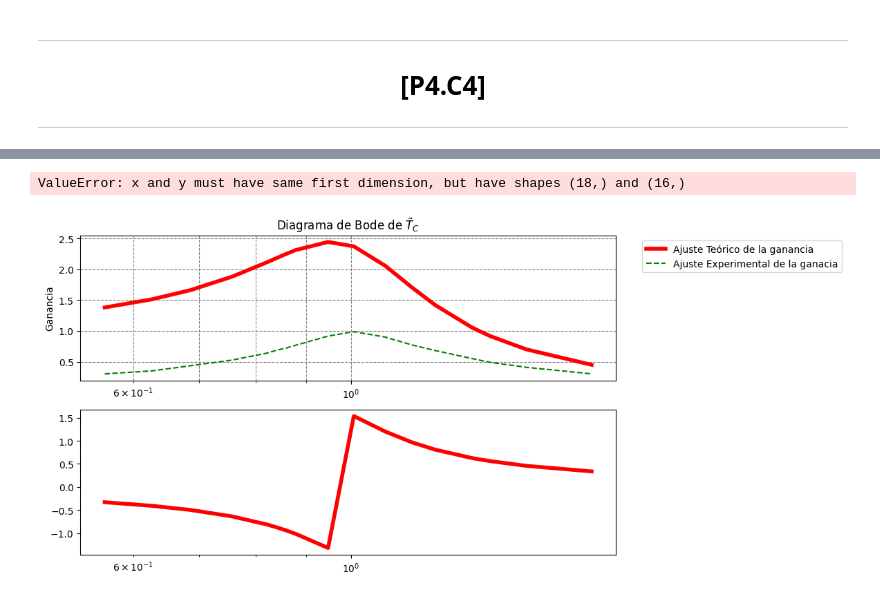
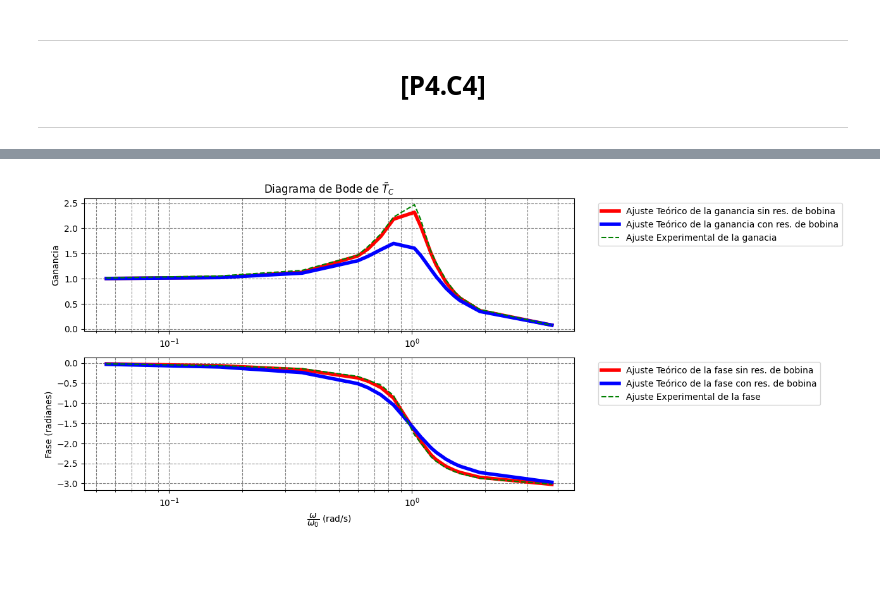
Before and after one commit to WetZap/Practicas-Circuitos, a Jupyter notebook: Practicas/Sesion 4/CuartaSesion.ipynb, the cells around one changed output, grey strips where cells are left out. Saved outputs shown, nothing was run; the diff lists cells and outputs as text; code cells hidden in the pictures; blank space fills up the shorter version.

```diff
--- a/Practicas/Sesion 4/CuartaSesion.ipynb
+++ b/Practicas/Sesion 4/CuartaSesion.ipynb
@@ -187,19 +216,27 @@ FrecuenciaResonanciaAngularCond = []# Lista que guarda los valores de u para su
 
 ModuloTRPrac = []
 ModuloTCPrac = []
-ModuloTLPrac = []
 
 ModuloTRTeo = []
+ModuloTRTeo2 = []
+
 ModuloTCTeo = []
-ModuloTLTeo = []
+ModuloTCTeo2 = []
 
 FaseTRPrac = []
 FaseTCPrac = []
-FaseTLPrac = []
 
 FaseTRTeo = []
+FaseTRTeo2 = []
+
 FaseTCTeo = []
-FaseTLTeo = []
+FaseTCTeo2 = []
+
+EpsilonC1 = []
+EpsilonC2 = []
+
+EpsilonR1 = []
+EpsilonR2 = []
 # %%
 # Convertimos las listas en arrays
 Frecuencia,ValorA,ValorB = ConverArray3(Frecuencia,ValorA,ValorB)
@@ -312,16 +435,16 @@ DatosParteC4 = pd.read_excel(xlsx_name,sheet_name='C4',usecols='A:E')
 FrecuenciaCond = DatosParteC4["f(kHz)"].tolist()
 VoltajeFuente2 = DatosParteC4["Ve(V)"].tolist()
 VoltajeConden = DatosParteC4["VC(V)"].tolist()
-ValorA = DatosParteC4["a"].tolist()
-ValorB = DatosParteC4["b"].tolist()
+ValorA2 = DatosParteC4["a"].tolist()
+ValorB2 = DatosParteC4["b"].tolist()
 # %%
 # Convertimos las listas en arrays
-FrecuenciaCond,ValorA,ValorB = ConverArray3(Frecuencia,ValorA,ValorB)
-VoltajeFuente2,VoltajeConden = ConverArray2(VoltajeFuente,VoltajeResist)
+FrecuenciaCond,ValorA2,ValorB2 = ConverArray3(FrecuenciaCond,ValorA2,ValorB2)
+VoltajeFuente2,VoltajeConden = ConverArray2(VoltajeFuente2,VoltajeConden)
 
 # Definimos la frecuencia angular como:
+FrecuenciaAnguPra = []
 FrecuenciaAnguPra = FrecuenciaCond.copy()*(2*Pi*1000)
-FrecuenciaAnguTeo = FrecuenciaAnguPra #TEMPORAL ARREGALR
 # %%
 # Definimos "u" como w/w0.
 u = 0
@@ -364,38 +534,38 @@ GananciaTeoC = []# Este lista tomara el valor de la ganancia teórica
 for i in ModuloTCTeo:
     GananciaTeoC.append(abs(i))
 
+GananciaTeoC2 = []# Este lista tomara el valor de la ganancia teórica
+for i in ModuloTCTeo2:
+    GananciaTeoC2.append(abs(i))
 #----------------------------------------------------------------
 # Práctico
 #----------------------------------------------------------------
 
 GananciaPracC = []# Este lista tomara el valor de la ganancia práctica
 for i in ModuloTCPrac:
     GananciaPracC.append(abs(i))
 
 # Graficar el diagrama de  Bode - Ganancia
 plt.figure(figsize=(10, 6))
 plt.subplot(2, 1, 1)
-#plt.axvline(1/RCteo, color='blue', linestyle=':', label=fr"$\omega_c\ Teo$ = {1/RCteo:.2f} rad/s")
-#plt.text(1/RCteo, plt.gca().get_ylim()[1] * 0, r"$\omega_c$",color="blue", fontsize=12, ha="right",va='baseline')
-#plt.axvline(1/RCexp, color='black', linestyle=':', label=fr"$\omega_{{c}}\ Exp$ = {1/RCexp:.2f} rad/s")
-#plt.text(1/RCteo, plt.gca().get_ylim()[1] * 0, r"$\omega_c$",color="black", fontsize=12, ha="left",va='baseline')
-plt.semilogx(FrecuenciaResonanciaAngularCond, GananciaTeoC,label="Ajuste Teórico de la ganancia",color="red",lw=4)  # Gráfica semilogarítmica
+plt.semilogx(FrecuenciaResonanciaAngularCond, GananciaTeoC,label="Ajuste Teórico de la ganancia sin res. de bobina",color="red",lw=4)  # Gráfica semilogarítmica
+plt.semilogx(FrecuenciaResonanciaAngularCond, GananciaTeoC2,label="Ajuste Teórico de la ganancia con res. de bobina",color="blue",lw=4)  # Gráfica semilogarítmica
 plt.semilogx(FrecuenciaResonanciaAngularCond, GananciaPracC,label='Ajuste Experimental de la ganacia',color='green',linestyle='--')  # Gráfica semilogarítmica
 plt.title(r"Diagrama de Bode de $\~{T}_C$")
 plt.ylabel("Ganancia")
 plt.legend(bbox_to_anchor=(1.04, 1), loc="upper left")
 plt.grid(True, which="both", linestyle="--", color="gray")
 
 # Graficar el Bode - Fase (radianes)
 plt.subplot(2, 1, 2)
-plt.semilogx(FrecuenciaResonanciaAngularCond, FaseTCTeo,label="Ajuste Teórico de la fase",color="red",lw=4)  # Gráfica semilogarítmica
+plt.semilogx(FrecuenciaResonanciaAngularCond, FaseTCTeo,label="Ajuste Teórico de la fase sin res. de bobina",color="red",lw=4)  # Gráfica semilogarítmica
+plt.semilogx(FrecuenciaResonanciaAngularCond, FaseTCTeo2,label="Ajuste Teórico de la fase con res. de bobina",color="blue",lw=4)  # Gráfica semilogarítmica
 plt.semilogx(FrecuenciaResonanciaAngularCond, FaseTCPrac,label='Ajuste Experimental de la fase',color='green',linestyle='--')  # Gráfica semilogarítmica
 plt.ylabel("Fase (radianes)")
 plt.xlabel(r"$\dfrac{\omega}{\omega_0} $ (rad/s)")
 plt.grid(True, which="both", linestyle="--", color="gray")
 plt.legend(bbox_to_anchor=(1.04, 1), loc="upper left")
 
 plt.show()
 # %% [output]
-ValueError: x and y must have same first dimension, but have shapes (18,) and (16,)
-[figure, old version]
+[figure, new version]
```
Also changed, not shown: parts of 10 cells of this notebook, 1 other file.
